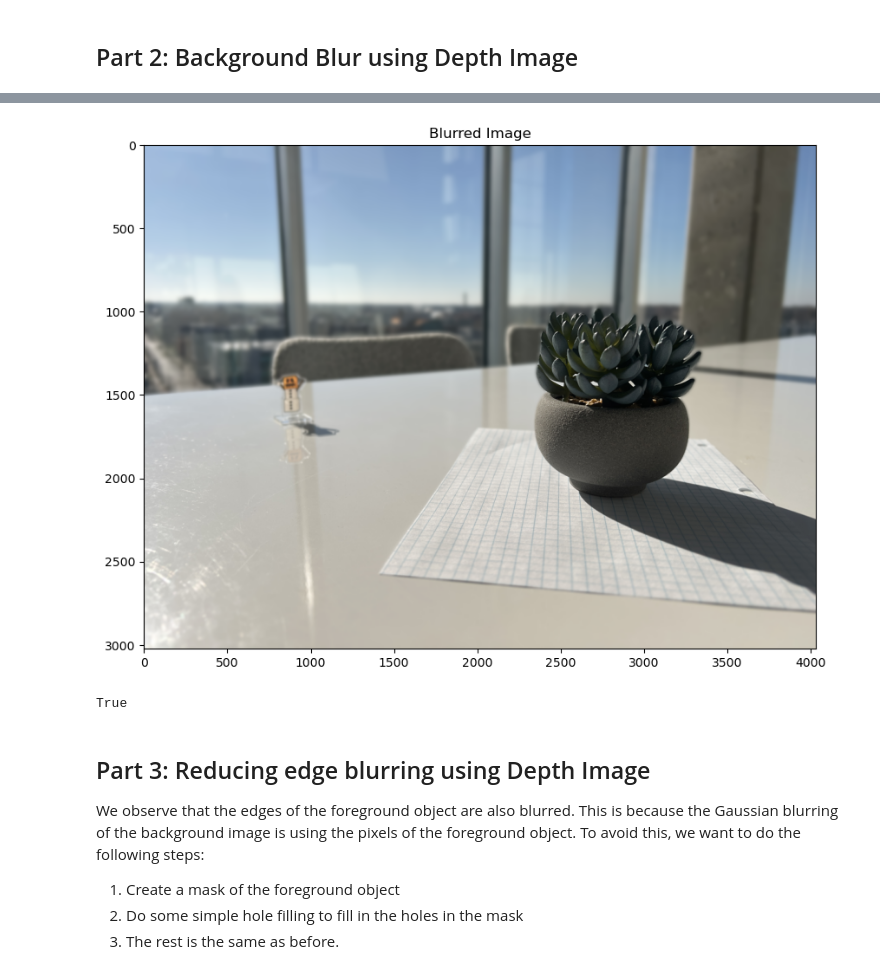
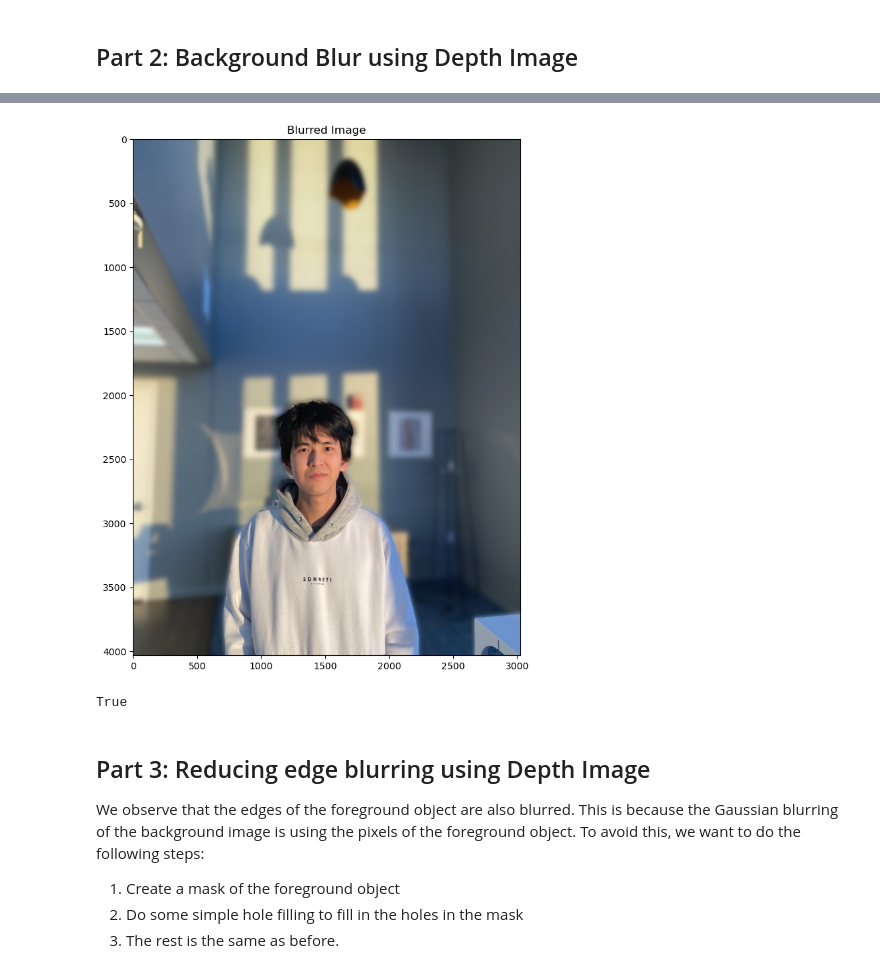
Before and after one commit to MingzhongSun/-cs-445-Monocular-Depth-Estimation-for-Minecraft, a Jupyter notebook: background_blur.ipynb, the cells around one changed output, grey strips where cells are left out. Drawn from its saved outputs; the diff is of its cells as text; code cells hidden in the pictures.

```diff
--- a/background_blur.ipynb
+++ b/background_blur.ipynb
@@ -73,0 +52,12 @@ def blur_background(dimg, cimg, pos, blur_lv=5, step=1):
+# %%
+def blur_img(cimg, blur_lv, step):
+  kernel_size = 2 * step * blur_lv + 3
+  return cv2.GaussianBlur(cimg, (kernel_size, kernel_size), 0)
+
+def get_blurred_imgs(cimg, blur_lv, step):
+  # create multiple blurred images based on blur level
+  blurred_imgs = [cimg.copy()]
+  for i in range(blur_lv):
+    blurred_imgs.append(blur_img(cimg, i, step))
+
+  return blurred_imgs
@@ -74,7 +93,7 @@ def blur_background(dimg, cimg, pos, blur_lv=5, step=1):
 # %%
 # read depth image and color image
-dimg = cv2.imread("images/inputs/d4.png", cv2.IMREAD_ANYDEPTH)
-cimg = cv2.imread("images/inputs/c4.JPG")
+dimg = cv2.imread("images/inputs/d6.jpeg", cv2.IMREAD_ANYDEPTH)
+cimg = cv2.imread("images/inputs/c6.jpg")
 cimg = cv2.cvtColor(cimg, cv2.COLOR_BGR2RGB)
 
 # invert depth image TODO: change the rest of the code to avoid this inversion
@@ -90,12 +109,21 @@ dimg = np.max(dimg) - dimg
 # blur_lv = 20
 # step = 1
 
-# parameters for pairs 4
-position = (1700, 2600)
-blur_lv = 20
-step = 2
+# # parameters for pairs 4
+# position = (1700, 2600)
+# blur_lv = 20
+# step = 3
+
+# # parameters for pairs 5
+# position = (2000, 1500)
+# blur_lv = 10
+# step = 8
 
 
+# parameters for pairs 6
+position = (2420, 1330)
+blur_lv = 10
+step = 8
 
 # show depth image
 plt.figure(figsize=(10,10))
@@ -118,17 +146,17 @@ plt.show()
 # %%
-(result, level_image) = blur_background(dimg, cimg, position, blur_lv=blur_lv, step=step)
+naive_blur = blur_background(dimg, cimg, position, blur_lv=blur_lv, step=step)
 # show blurred image
 plt.figure(figsize=(10,10))
-plt.imshow(result)
+plt.imshow(naive_blur)
 plt.title("Blurred Image")
 plt.show()
 
 # from RGB to BGR
-result = result[:,:,::-1]
+naive_blur = naive_blur[:,:,::-1]
 # write blurred image
-cv2.imwrite("images/outputs/blur.png", result)
+cv2.imwrite("images/outputs/blur.png", naive_blur)
 # %% [output]
-[figure, old version]
+[figure, new version]
 True
 # %% [markdown]
 ## Part 3: Reducing edge blurring using Depth Image
```
Also changed, not shown: parts of 8 cells of this notebook, 6 other files.
